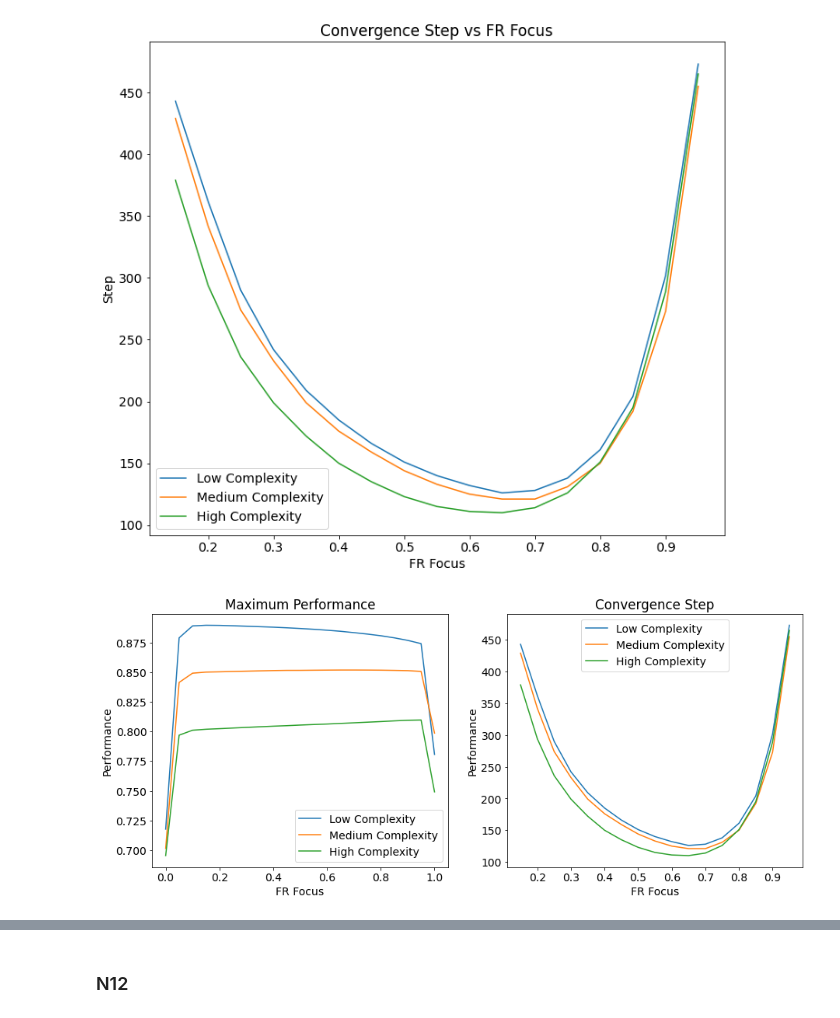
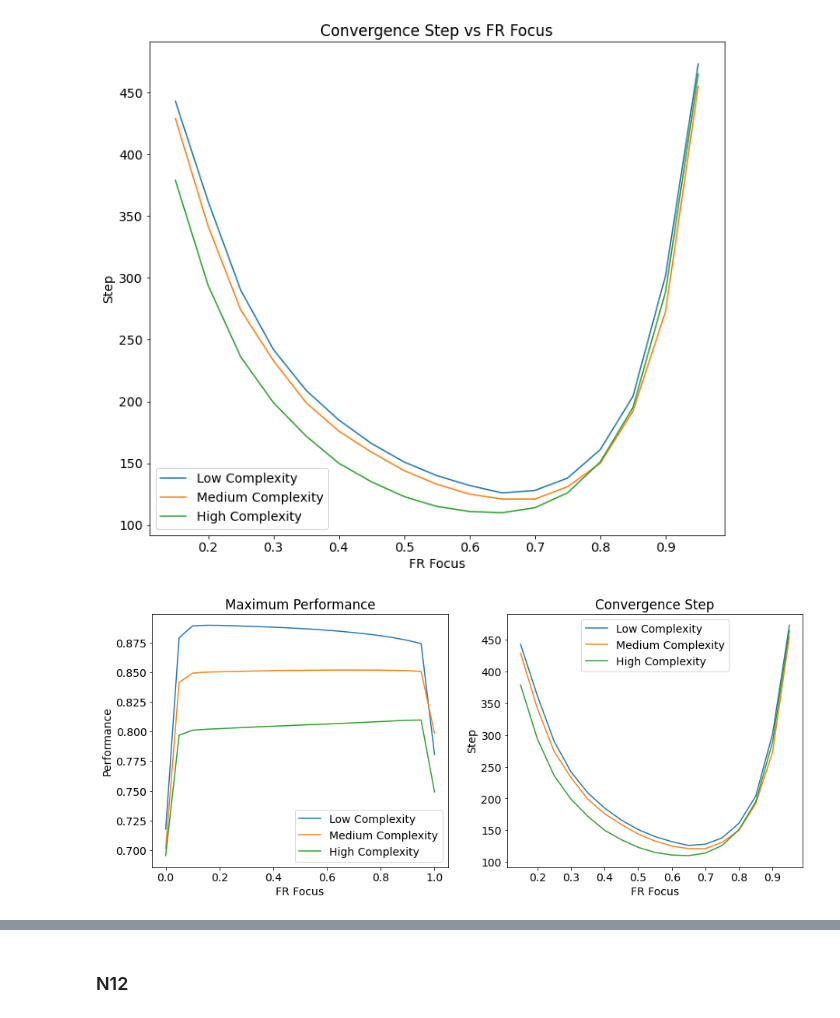
Before and after one commit to OoiJunHao/CP4101_NFR_FR_Prioritisation, a Jupyter notebook: visualisations/fr_nfr_prioritisation_visualisation.ipynb, the cells around one changed output, grey strips where cells are left out. Cells and saved outputs as stored; diff of their text form; code cells hidden in the pictures.

```diff
--- a/visualisations/fr_nfr_prioritisation_visualisation.ipynb
+++ b/visualisations/fr_nfr_prioritisation_visualisation.ipynb
@@ -183,32 +183,32 @@ plt.show()
 # %%
 ## Combine the above two plots
 plt.subplots(figsize=(15, 6))
 font = {'size': 14}
 matplotlib.rc('font', **font)
 
 plt.subplot(1, 2, 1)
 labels = [i/100 for i in range(0, 105, 5)]
 plt.plot(labels, max_perfomance_together_n8k0, label=f"Low Complexity")
 plt.plot(labels, max_perfomance_together_n8k3, label=f"Medium Complexity")
 plt.plot(labels, max_perfomance_together_n8k7, label=f"High Complexity")
 plt.legend()
 plt.ylabel("Performance")
 plt.xlabel("FR Focus")
 plt.title("Maximum Performance")
 
 plt.subplot(1, 2, 2)
 labels = [i/100 for i in range(15, 100, 5)]
 plt.plot(labels, convergence_step_n8k0, label=f"Low Complexity")
 plt.plot(labels, convergence_step_n8k3, label=f"Medium Complexity")
 plt.plot(labels, convergence_step_n8k7, label=f"High Complexity")
 plt.legend()
-plt.ylabel("Performance")
+plt.ylabel("Step")
 plt.xlabel("FR Focus")
 plt.title("Convergence Step")
 
 plt.show()
 # %% [output]
-[figure, old version]
+[figure, new version]
 # %%
 font = {'size': 14}
 matplotlib.rc('font', **font)
```
Also changed, not shown: parts of 3 cells of this notebook, 1 other file.
